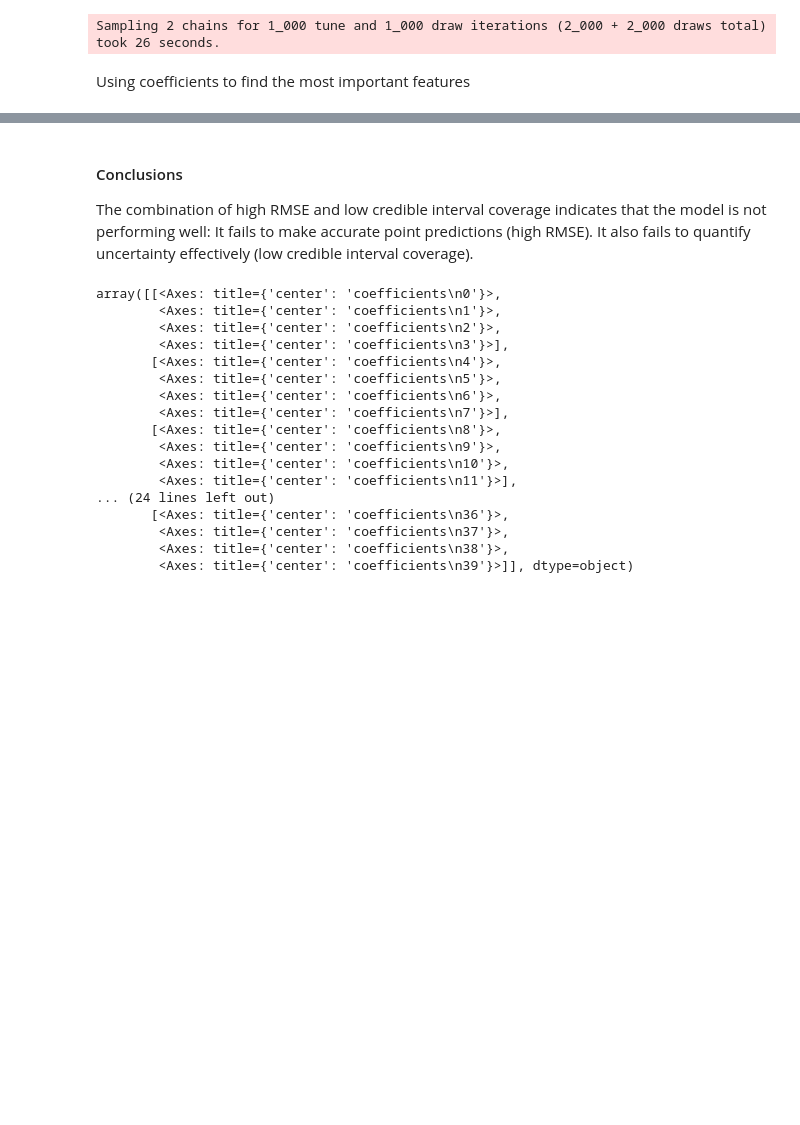
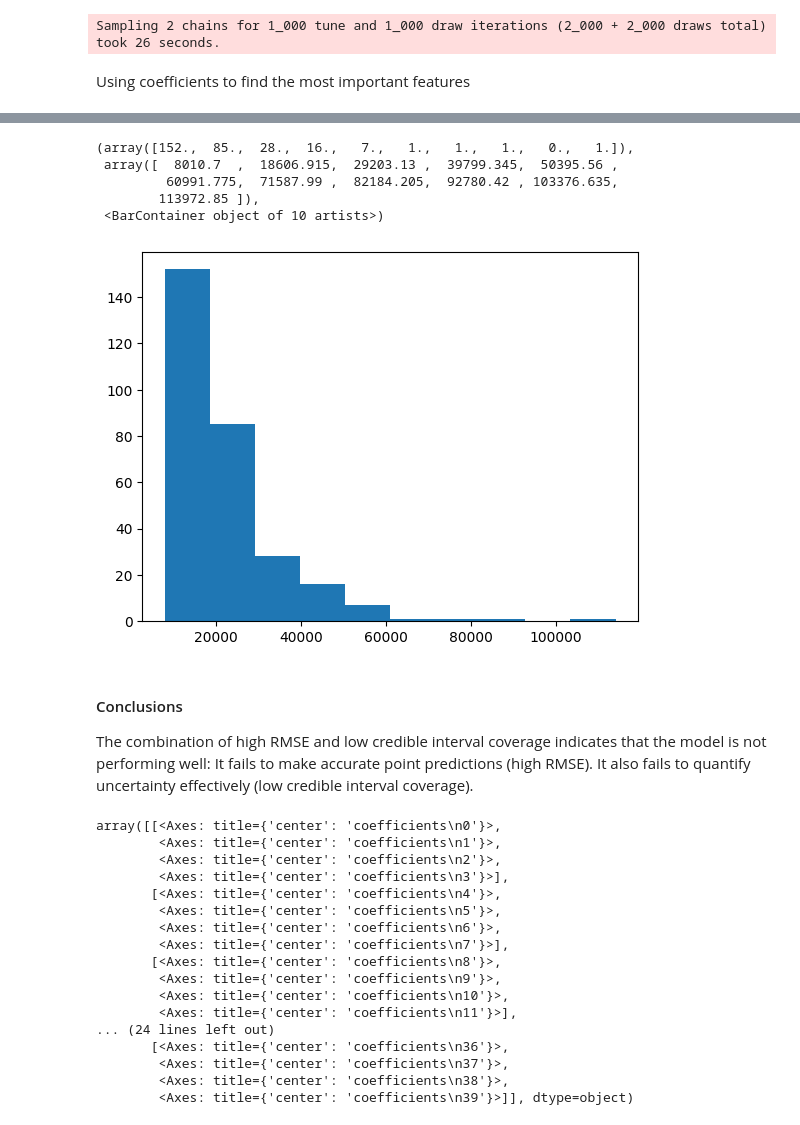
Before and after one commit to samyounes003/statisticsproject, a Jupyter notebook: bayesianInference.ipynb, the cells around one changed output, grey strips where cells are left out. Drawn from its saved outputs; the diff is of its cells as text; code cells hidden in the pictures; blank space fills up the shorter version.

```diff
--- a/bayesianInference.ipynb
+++ b/bayesianInference.ipynb
@@ -130,4 +164,13 @@ Root Mean Squared Error (RMSE): 24682.21
 Percentage of target values that fall within the 95% credible intervals predicted by the Bayesian model: 42.47%
+# %%
+plt.hist(credible_intervals[1] - credible_intervals[0])
+# %% [output]
+(array([152.,  85.,  28.,  16.,   7.,   1.,   1.,   1.,   0.,   1.]),
+ array([  8010.7  ,  18606.915,  29203.13 ,  39799.345,  50395.56 ,
+         60991.775,  71587.99 ,  82184.205,  92780.42 , 103376.635,
+        113972.85 ]),
+ <BarContainer object of 10 artists>)
+[figure, added]
 # %% [markdown]
 #### Conclusions
 
```
Also changed, not shown: parts of 4 cells of this notebook, 1 other file.
